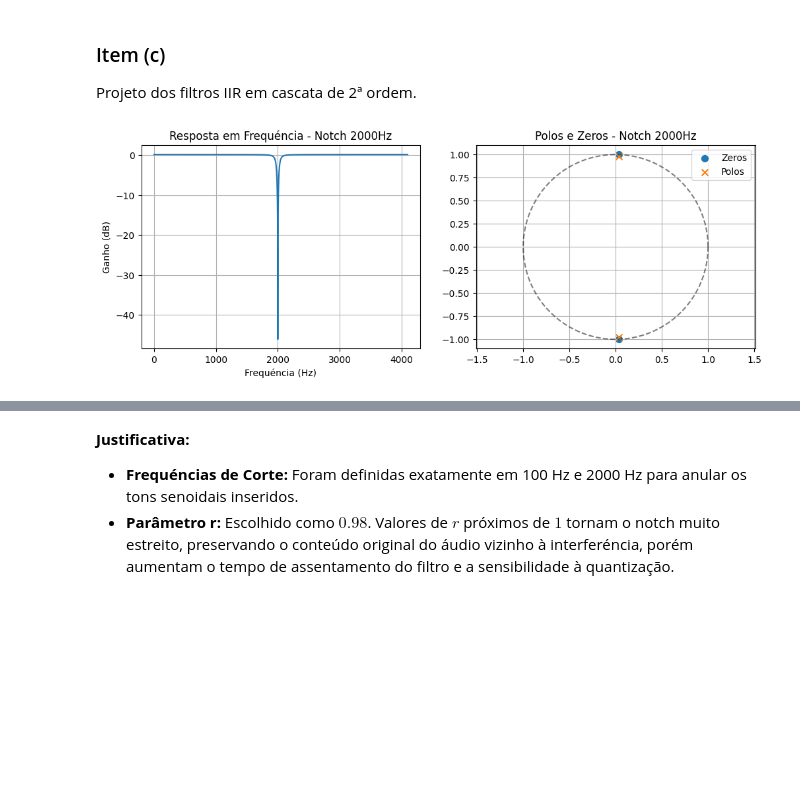
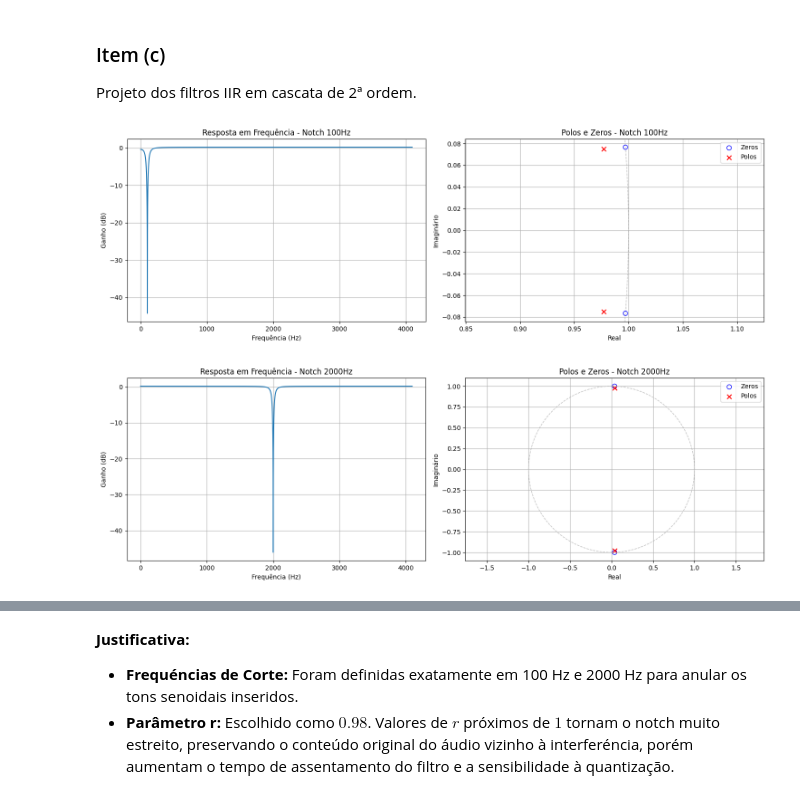
Before and after one commit to FabioFavre/Pratica-6-PROCSIN, a Jupyter notebook: Questão_5.ipynb, the cells around one changed output, grey strips where cells are left out. Cells and saved outputs as stored; diff of their text form; code cells hidden in the pictures; blank space fills up the shorter version.

```diff
--- a/Questão_5.ipynb
+++ b/Questão_5.ipynb
@@ -59,20 +59,52 @@ Análise espectral e estratégia de filtragem.
 # %% [markdown]
 ### Item (c)
 Projeto dos filtros IIR em cascata de 2ª ordem.
-# %%
-from scipy.signal import freqz, tf2zpk
-
-def design_notch(f0, fs, r=0.98):
-    w0 = 2 * np.pi * f0 / fs
-    b = [1, -2*np.cos(w0), 1]
-    a = [1, -2*r*np.cos(w0), r**2]
-    return b, a
-
-fs = 8192
-b1, a1 = design_notch(100, fs)
-b2, a2 = design_notch(2000, fs)
-
-# Visualização de um dos filtros (2000Hz)
-plot_filter_info(b2, a2, 'Notch 2000Hz')
-# %% [output]
-[figure, removed]
+# %%
+from scipy.signal import freqz, tf2zpk
+
+def plot_filter_info(b, a, title):
+    # Resposta em frequência
+    w, h = freqz(b, a, worN=8000)
+    # Polos e Zeros
+    z, p, k = tf2zpk(b, a)
+
+    fig, (ax1, ax2) = plt.subplots(1, 2, figsize=(15, 5))
+
+    # Plot da Resposta em Frequência
+    ax1.plot(0.5*fs*w/np.pi, 20 * np.log10(np.abs(h) + 1e-10))
+    ax1.set_title(f'Resposta em Frequência - {title}')
+    ax1.set_xlabel('Frequência (Hz)')
+    ax1.set_ylabel('Ganho (dB)')
+    ax1.grid(True)
+
+    # Plot de Polos e Zeros
+    unit_circle = plt.Circle((0,0), 1, color='silver', fill=False, linestyle='--')
+    ax2.add_artist(unit_circle)
+    ax2.scatter(np.real(z), np.imag(z), s=50, marker='o', facecolors='none', edgecolors='b', label='Zeros')
+    ax2.scatter(np.real(p), np.imag(p), s=50, marker='x', color='r', label='Polos')
+    ax2.set_title(f'Polos e Zeros - {title}')
+    ax2.set_xlabel('Real')
+    ax2.set_ylabel('Imaginário')
+    ax2.axis('equal')
+    ax2.grid(True)
+    ax2.legend()
+
+    plt.tight_layout()
+    plt.show()
+
+def design_notch(f0, fs, r=0.98):
+    w0 = 2 * np.pi * f0 / fs
+    b = [1, -2*np.cos(w0), 1]
+    a = [1, -2*r*np.cos(w0), r**2]
+    return b, a
+
+fs = 8192
+b1, a1 = design_notch(100, fs)
+b2, a2 = design_notch(2000, fs)
+
+# Visualização dos filtros
+plot_filter_info(b1, a1, 'Notch 100Hz')
+plot_filter_info(b2, a2, 'Notch 2000Hz')
+# %% [output]
+[figure, added]
+[figure, added]
```
Also changed, not shown: parts of 1 cell of this notebook.
